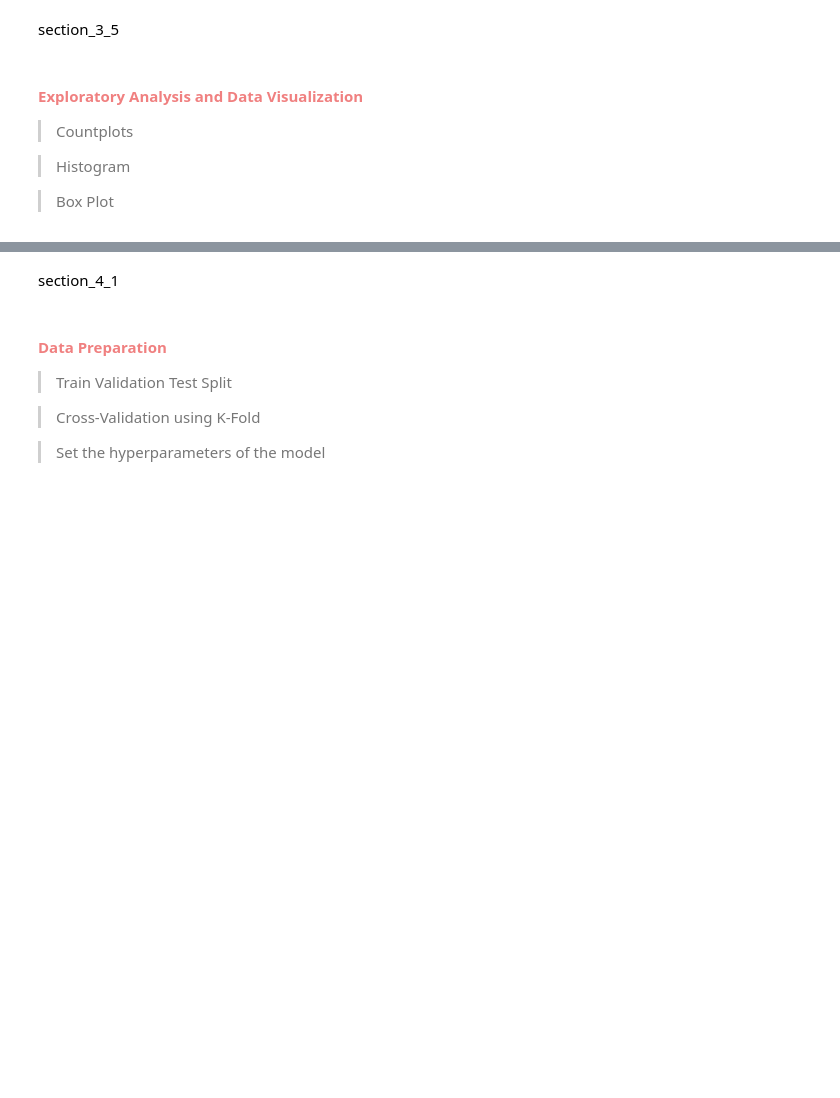
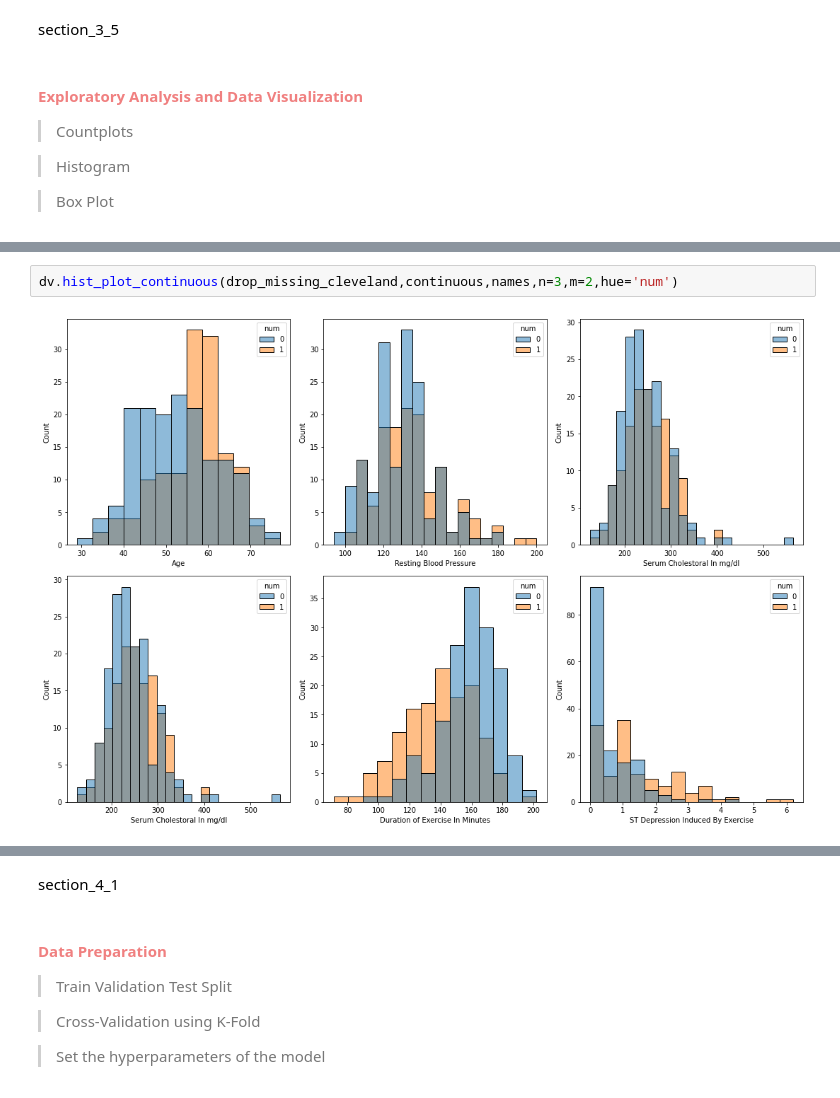
Before and after one commit to Five-Tackle-One/Investigative-Analysis-of-Heart-Disease-Diagnosis, a Jupyter notebook: Investigative Analysis of Heart Disease Diagnosis.ipynb, the cells around one changed output, grey strips where cells are left out. Saved outputs shown, nothing was run; the diff lists cells and outputs as text; blank space fills up the shorter version.

```diff
--- a/Investigative Analysis of Heart Disease Diagnosis.ipynb
+++ b/Investigative Analysis of Heart Disease Diagnosis.ipynb
@@ -341,0 +326,4 @@ oldpeak
+# %%
+dv.hist_plot_continuous(drop_missing_cleveland,continuous,names,n=3,m=2,hue='num')
+# %% [output]
+[figure, added]
```
Also changed, not shown: parts of 26 cells of this notebook, 4 other files.
